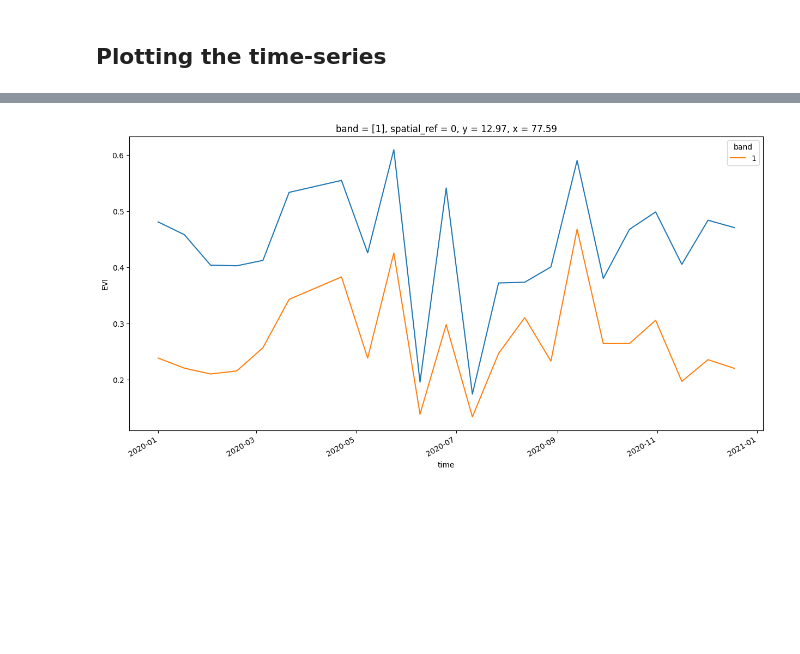
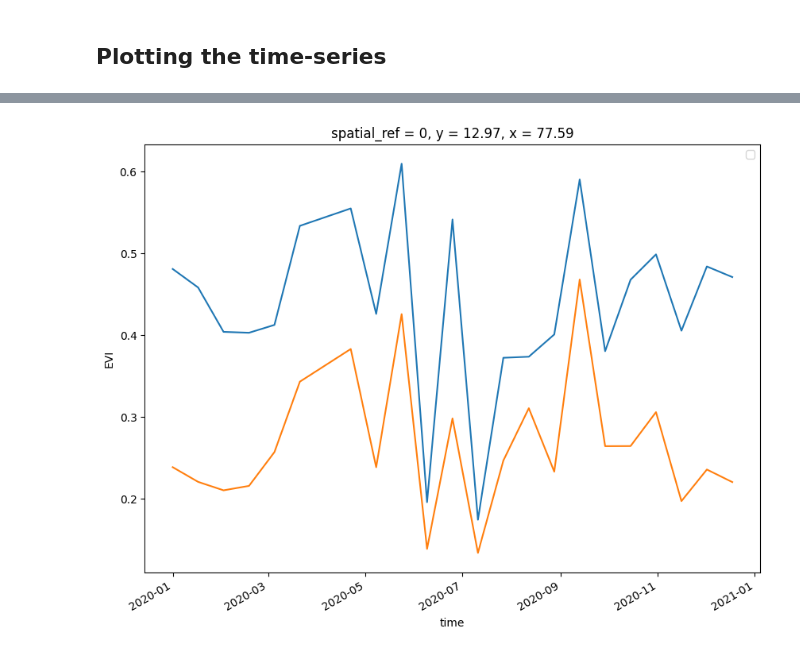
Before and after one commit to spatialthoughts/python-tutorials, a Jupyter notebook: extracting_time_series.ipynb, the cells around one changed output, grey strips where cells are left out. Cells and saved outputs as stored; diff of their text form; code cells hidden in the pictures; blank space fills up the shorter version.

```diff
--- a/extracting_time_series.ipynb
+++ b/extracting_time_series.ipynb
@@ -96,8 +98,14 @@ for timestamp in unique_timestamps:
   ndvi_band.name = 'NDVI'
   evi_band = rxr.open_rasterio(evi_filepath, chunks={'x':512, 'y':512})
   evi_band.name = 'EVI'
-  bands = [ndvi_band/10000, evi_band/10000]
-  scene = xr.merge(bands)
+
+  # Drop the empty 'band' dimension
+  ndvi_band = ndvi_band.squeeze(drop=True)
+  evi_band = evi_band.squeeze(drop=True)
+
+  scale_factor = 0.0001
+  scaled_bands = [ndvi_band * scale_factor, evi_band * scale_factor]
+  scene = xr.merge(scaled_bands)
   scenes.append(scene)
 # %%
 time_var = xr.Variable('time', list(unique_timestamps))
@@ -182,8 +184,9 @@ PandasIndex(DatetimeIndex(['2020-01-01', '2020-01-17', '2020-02-02', '2020-02-18
 Attributes: (0)
 # %%
 fig, ax = plt.subplots(1, 1)
-fig.set_size_inches(15, 7)
-time_series.NDVI.plot.line(ax=ax, x='time', hue='band')
-time_series.EVI.plot.line(ax=ax, x='time', hue='band')
+fig.set_size_inches(10, 7)
+time_series.NDVI.plot.line(ax=ax, x='time')
+time_series.EVI.plot.line(ax=ax, x='time')
+plt.legend()
 plt.show()
 # %% [output]
@@ -190 +194 @@ plt.show()
-[figure, old version]
+[figure, new version]
```
Also changed, not shown: parts of 6 cells of this notebook.
